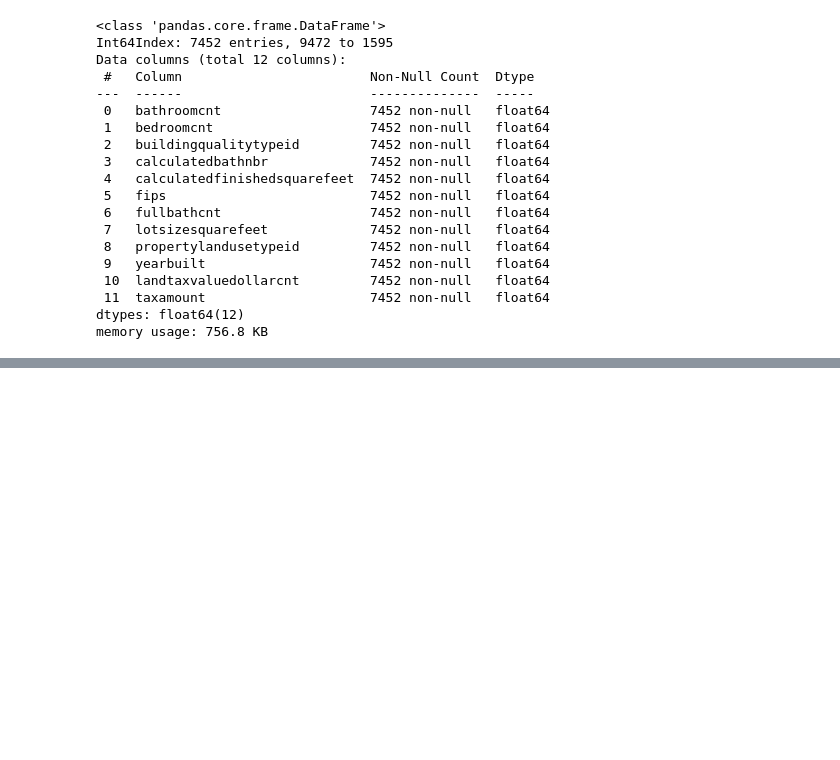
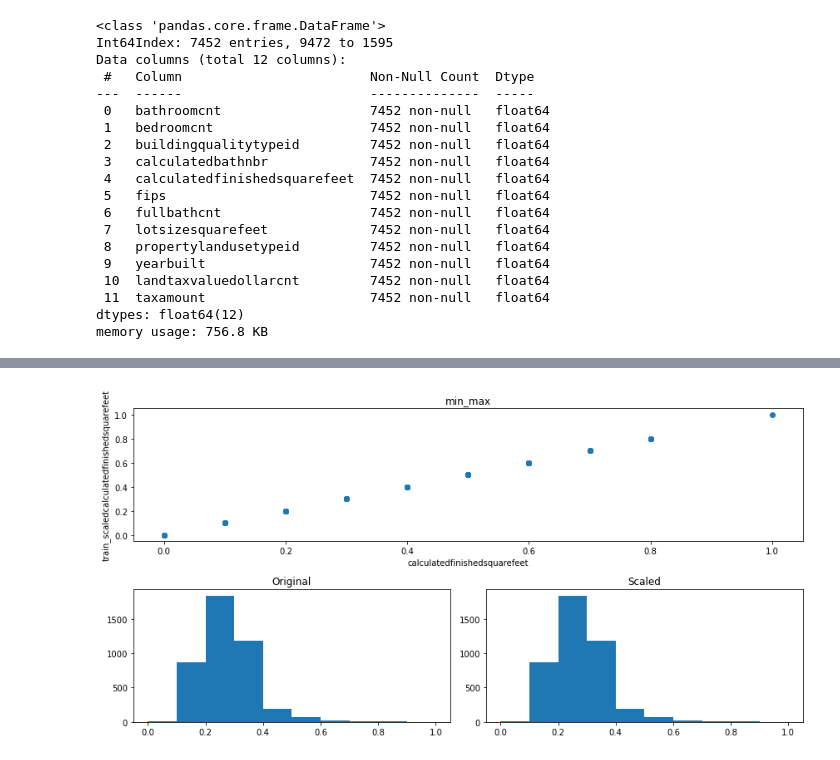
Before and after one commit to ljackson707/regression-exercises, a Jupyter notebook: explore_zillow.ipynb, the cells around one changed output, grey strips where cells are left out. Saved outputs shown, nothing was run; the diff lists cells and outputs as text; code cells hidden in the pictures; blank space fills up the shorter version.

```diff
--- a/explore_zillow.ipynb
+++ b/explore_zillow.ipynb
@@ -278,0 +309,28 @@ NameError: name 'train' is not defined
+# %%
+feature = 'calculatedfinishedsquarefeet'
+scaler = sklearn.preprocessing.MinMaxScaler()
+scaler_name = 'min_max'
+# %%
+def visualize_scaled_date(scaler, scaler_name, feature):
+    train_scaled = scaler.fit_transform(train[[feature]])
+    fig = plt.figure(figsize = (12,6))
+
+    gs = plt.GridSpec(2,2)
+
+    ax1 = fig.add_subplot(gs[0, :])
+    ax2 = fig.add_subplot(gs[1,0])
+    ax3 = fig.add_subplot(gs[1,1])
+
+    ax1.scatter(train[[feature]], train_scaled)
+    ax1.set(xlabel = feature, ylabel = 'train_scaled' + feature, title = scaler_name)
+
+    ax2.hist(train[[feature]])
+    ax2.set(title = 'Original')
+
+    ax3.hist(train_scaled)
+    ax3.set(title = 'Scaled')
+    plt.tight_layout();
+# %%
+visualize_scaled_date(scaler, scaler_name, feature)
+# %% [output]
+[figure, added]
```
Also changed, not shown: parts of 4 cells of this notebook.
